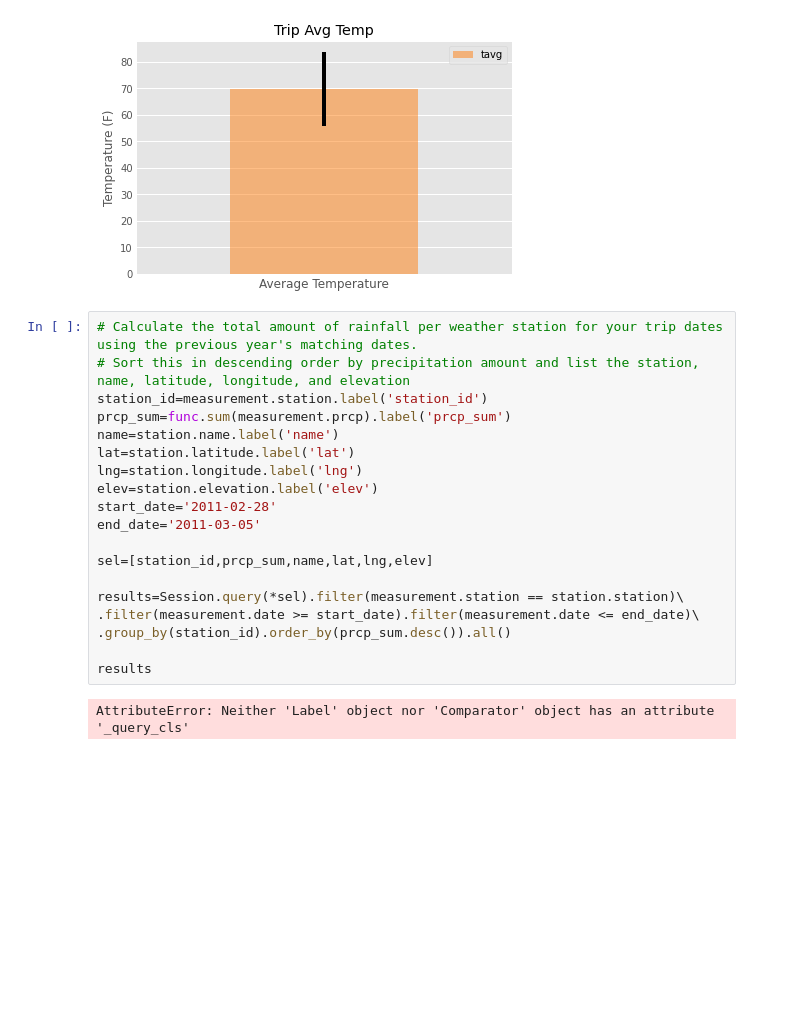
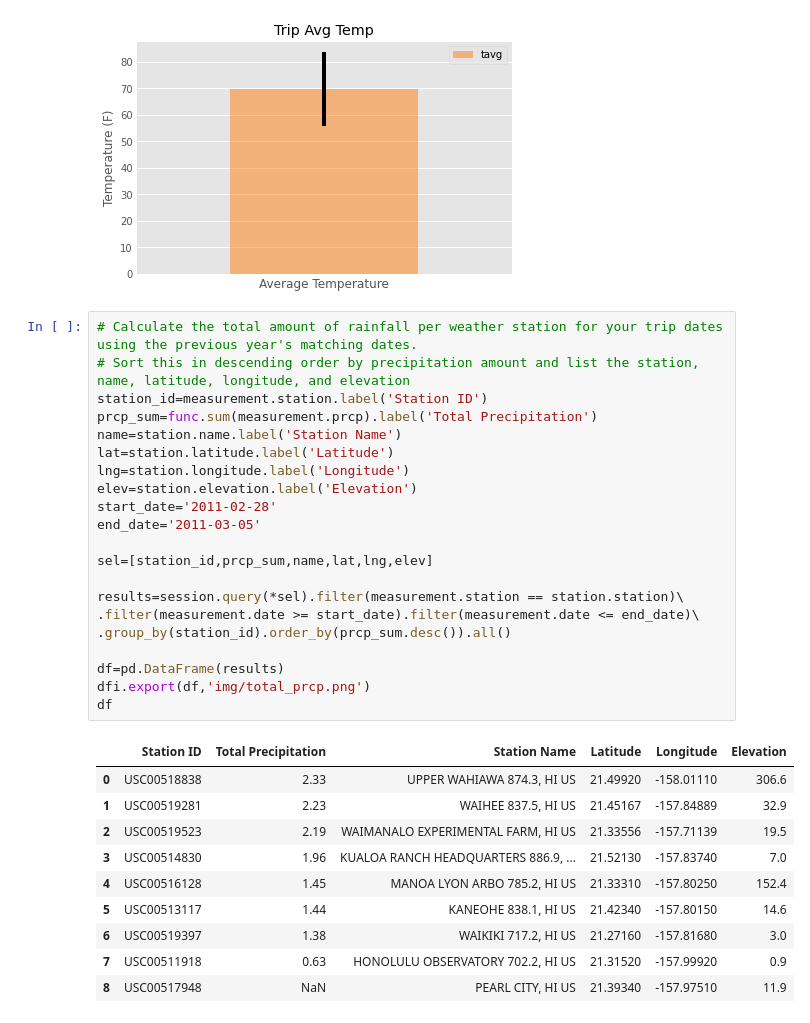
Before and after one commit to gabeo13/SQLAlchemy-ORM-Flask-API, a Jupyter notebook: climate.ipynb, the cells around one changed output. Saved outputs shown, nothing was run; the diff lists cells and outputs as text; blank space fills up the shorter version.

```diff
--- a/climate.ipynb
+++ b/climate.ipynb
@@ -251,24 +255,35 @@ plt.savefig('img/trip_avg_temp.png',bbox_inches='tight')
 # %%
 # Calculate the total amount of rainfall per weather station for your trip dates using the previous year's matching dates.
 # Sort this in descending order by precipitation amount and list the station, name, latitude, longitude, and elevation
-station_id=measurement.station.label('station_id')
-prcp_sum=func.sum(measurement.prcp).label('prcp_sum')
-name=station.name.label('name')
-lat=station.latitude.label('lat')
-lng=station.longitude.label('lng')
-elev=station.elevation.label('elev')
+station_id=measurement.station.label('Station ID')
+prcp_sum=func.sum(measurement.prcp).label('Total Precipitation')
+name=station.name.label('Station Name')
+lat=station.latitude.label('Latitude')
+lng=station.longitude.label('Longitude')
+elev=station.elevation.label('Elevation')
 start_date='2011-02-28'
 end_date='2011-03-05'
 
 sel=[station_id,prcp_sum,name,lat,lng,elev]
 
-results=Session.query(*sel).filter(measurement.station == station.station)\
+results=session.query(*sel).filter(measurement.station == station.station)\
 .filter(measurement.date >= start_date).filter(measurement.date <= end_date)\
 .group_by(station_id).order_by(prcp_sum.desc()).all()
 
-results
+df=pd.DataFrame(results)
+dfi.export(df,'img/total_prcp.png')
+df
 # %% [output]
-AttributeError: Neither 'Label' object nor 'Comparator' object has an attribute '_query_cls'
+|  | Station ID | Total Precipitation | Station Name | Latitude | Longitude | Elevation |
+| 0 | USC00518838 | 2.33 | UPPER WAHIAWA 874.3, HI US | 21.49920 | -158.01110 | 306.6 |
+| 1 | USC00519281 | 2.23 | WAIHEE 837.5, HI US | 21.45167 | -157.84889 | 32.9 |
+| 2 | USC00519523 | 2.19 | WAIMANALO EXPERIMENTAL FARM, HI US | 21.33556 | -157.71139 | 19.5 |
+| 3 | USC00514830 | 1.96 | KUALOA RANCH HEADQUARTERS 886.9, ... | 21.52130 | -157.83740 | 7.0 |
+| 4 | USC00516128 | 1.45 | MANOA LYON ARBO 785.2, HI US | 21.33310 | -157.80250 | 152.4 |
+| 5 | USC00513117 | 1.44 | KANEOHE 838.1, HI US | 21.42340 | -157.80150 | 14.6 |
+| 6 | USC00519397 | 1.38 | WAIKIKI 717.2, HI US | 21.27160 | -157.81680 | 3.0 |
+| 7 | USC00511918 | 0.63 | HONOLULU OBSERVATORY 702.2, HI US | 21.31520 | -157.99920 | 0.9 |
+| 8 | USC00517948 | NaN | PEARL CITY, HI US | 21.39340 | -157.97510 | 11.9 |
 # %%
 # Create a query that will calculate the daily normals
 # (i.e. the averages for tmin, tmax, and tavg for all historic data matching a specific month and day)
```
Also changed, not shown: parts of 6 cells of this notebook, 3 other files.
